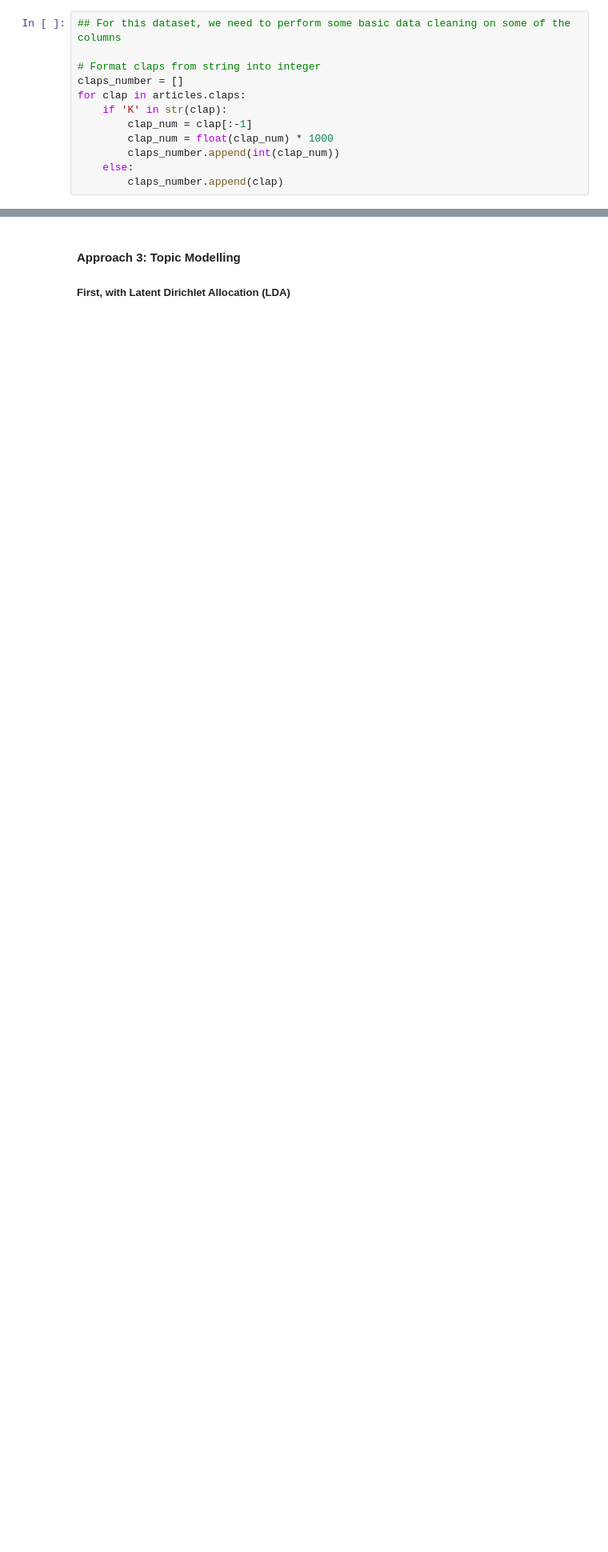
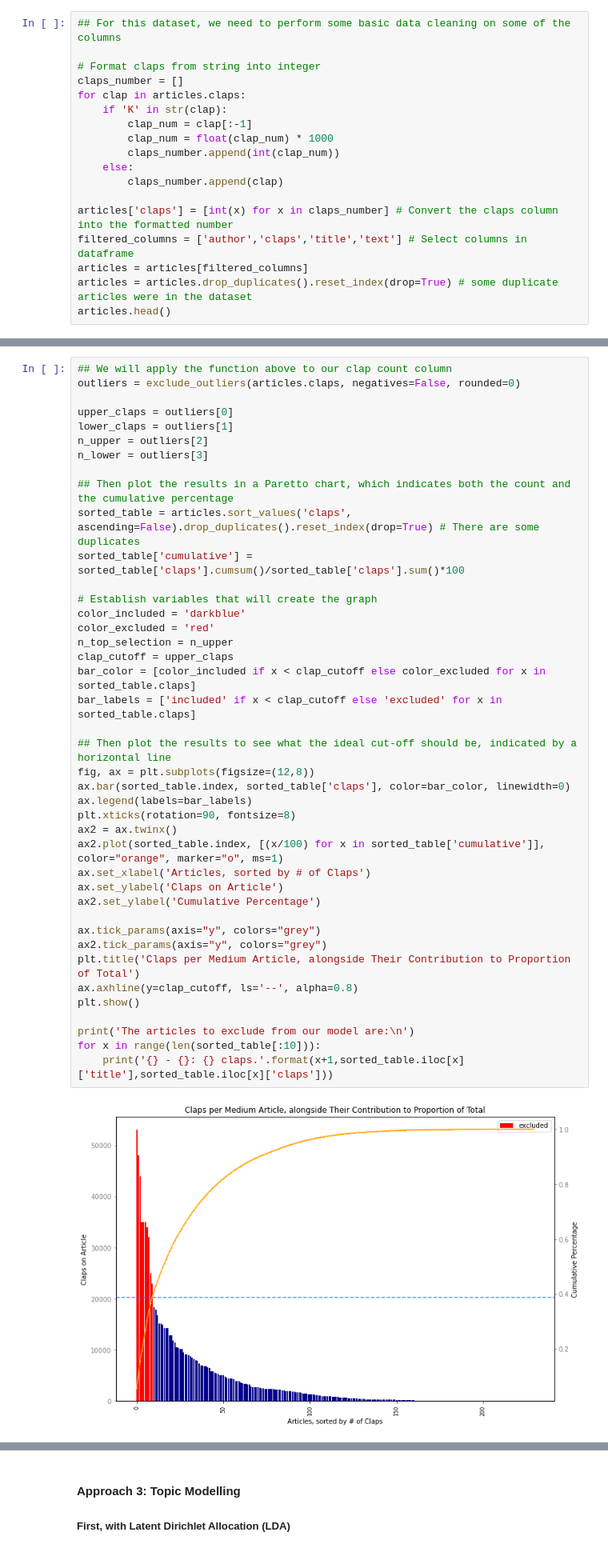
Before and after one commit to dudikbender/springboard, a Jupyter notebook: Capstone_2/Analysis of Data Science Articles.ipynb, the cells around one changed output, grey strips where cells are left out. Shown at 80% size. Drawn from its saved outputs; the diff is of its cells as text; blank space fills up the shorter version.

```diff
--- a/Capstone_2/Analysis of Data Science Articles.ipynb
+++ b/Capstone_2/Analysis of Data Science Articles.ipynb
@@ -52,3 +130,9 @@ for clap in articles.claps:
         claps_number.append(int(clap_num))
     else:
         claps_number.append(clap)
+
+articles['claps'] = [int(x) for x in claps_number] # Convert the claps column into the formatted number
+filtered_columns = ['author','claps','title','text'] # Select columns in dataframe
+articles = articles[filtered_columns]
+articles = articles.drop_duplicates().reset_index(drop=True) # some duplicate articles were in the dataset
+articles.head()
@@ -66,0 +178,43 @@ articles.head()
+# %%
+## We will apply the function above to our clap count column
+outliers = exclude_outliers(articles.claps, negatives=False, rounded=0)
+
+upper_claps = outliers[0]
+lower_claps = outliers[1]
+n_upper = outliers[2]
+n_lower = outliers[3]
+
+## Then plot the results in a Paretto chart, which indicates both the count and the cumulative percentage
+sorted_table = articles.sort_values('claps', ascending=False).drop_duplicates().reset_index(drop=True) # There are some duplicates
+sorted_table['cumulative'] = sorted_table['claps'].cumsum()/sorted_table['claps'].sum()*100
+
+# Establish variables that will create the graph
+color_included = 'darkblue'
+color_excluded = 'red'
+n_top_selection = n_upper
+clap_cutoff = upper_claps
+bar_color = [color_included if x < clap_cutoff else color_excluded for x in sorted_table.claps]
+bar_labels = ['included' if x < clap_cutoff else 'excluded' for x in sorted_table.claps]
+
+## Then plot the results to see what the ideal cut-off should be, indicated by a horizontal line
+fig, ax = plt.subplots(figsize=(12,8))
+ax.bar(sorted_table.index, sorted_table['claps'], color=bar_color, linewidth=0)
+ax.legend(labels=bar_labels)
+plt.xticks(rotation=90, fontsize=8)
+ax2 = ax.twinx()
+ax2.plot(sorted_table.index, [(x/100) for x in sorted_table['cumulative']], color="orange", marker="o", ms=1)
+ax.set_xlabel('Articles, sorted by # of Claps')
+ax.set_ylabel('Claps on Article')
+ax2.set_ylabel('Cumulative Percentage')
+
+ax.tick_params(axis="y", colors="grey")
+ax2.tick_params(axis="y", colors="grey")
+plt.title('Claps per Medium Article, alongside Their Contribution to Proportion of Total')
+ax.axhline(y=clap_cutoff, ls='--', alpha=0.8)
+plt.show()
+
+print('The articles to exclude from our model are:\n')
+for x in range(len(sorted_table[:10])):
+    print('{} - {}: {} claps.'.format(x+1,sorted_table.iloc[x]['title'],sorted_table.iloc[x]['claps']))
+# %% [output]
+[figure, added]
```
Also changed, not shown: parts of 52 cells of this notebook, 1 other file.
